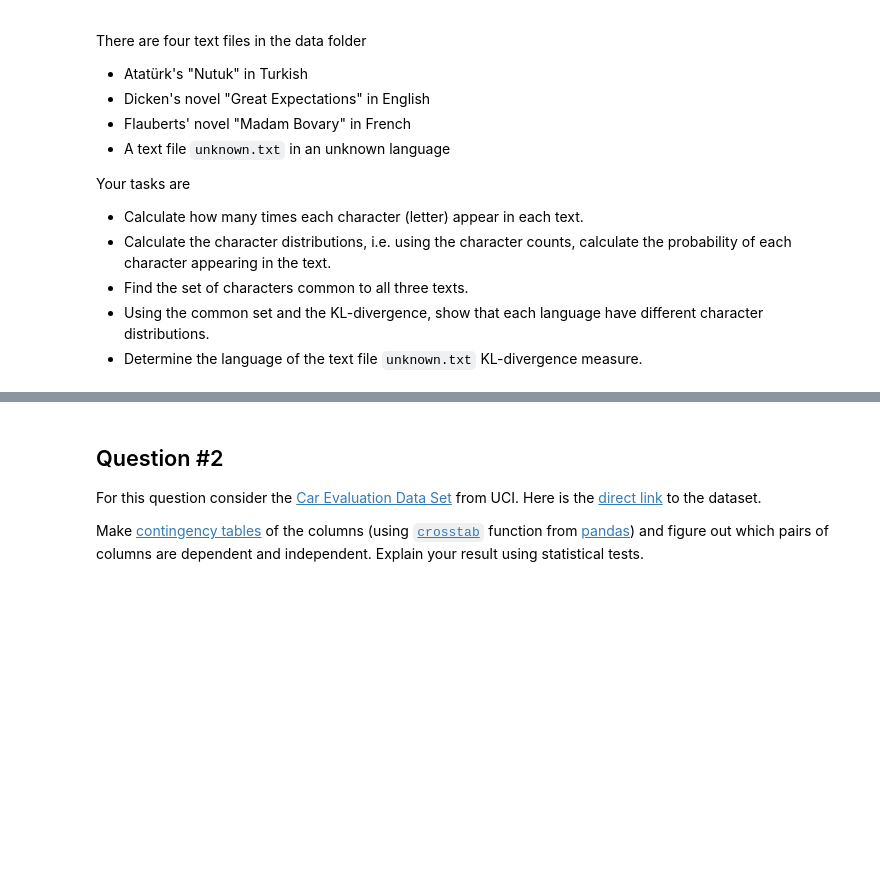
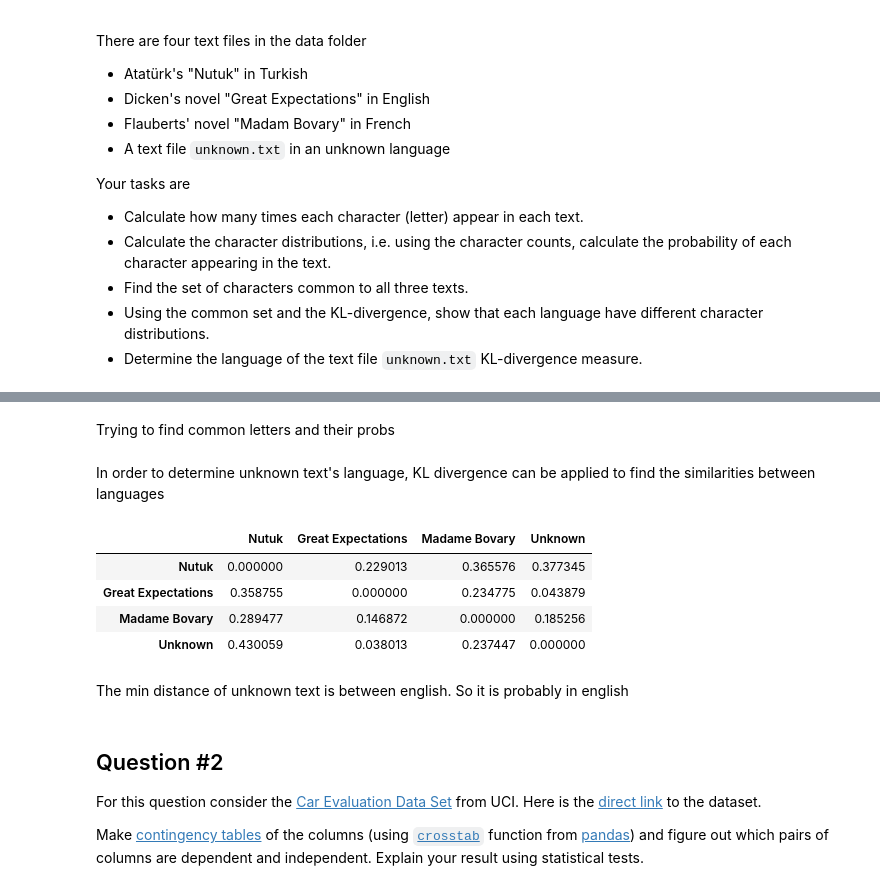
Before and after one commit to saruhanlioglu/MATH555E, a Jupyter notebook: Homework-02.ipynb, the cells around one changed output, grey strips where cells are left out. Drawn from its saved outputs; the diff is of its cells as text; code cells hidden in the pictures; blank space fills up the shorter version.

```diff
--- a/Homework-02.ipynb
+++ b/Homework-02.ipynb
@@ -176,0 +20,20 @@ min entropy is between 2 and 4, so it's language is english.
+# %%
+import pandas as pd
+import numpy as np
+import string
+from re import sub
+from collections import Counter
+
+alltexts=["ataturk_nutuk.txt","dickens_great_expectations.txt","flaubert_madame_bovary.txt","unknown.txt"]
+texts=[]
+
+def readtext(name):
+    with open(name, encoding='utf-8') as text:
+        x=text.read().lower()
+    res=list(sub(r'[\W\d ]+', '', x))
+    return res
+for text in alltexts:
+    temp=readtext(text)
+    texts.append(temp)
+
+count= [Counter(text) for text in texts]
@@ -176,0 +60,2 @@ min entropy is between 2 and 4, so it's language is english.
+# %% [markdown]
+Trying to find common letters and their probs
@@ -177,3 +71,24 @@ min entropy is between 2 and 4, so it's language is english.
+# %% [markdown]
+In order to determine unknown text's language, KL divergence can be applied to find the similarities between languages
+# %%
+from scipy.stats import entropy
+import pandas as pd
+name_of_texts=['Nutuk','Great Expectations','Madame Bovary','Unknown']
+
+dists=np.zeros((4,4))
+for i in range(len(texts)):
+    for j in range(len(texts)):
+        dists[i][j]=entropy(all_probs[i],all_probs[j])
+
+pd.DataFrame(dists,index=name_of_texts,columns=name_of_texts)
+# %% [output]
+|  | Nutuk | Great Expectations | Madame Bovary | Unknown |
+| Nutuk | 0.000000 | 0.229013 | 0.365576 | 0.377345 |
+| Great Expectations | 0.358755 | 0.000000 | 0.234775 | 0.043879 |
+| Madame Bovary | 0.289477 | 0.146872 | 0.000000 | 0.185256 |
+| Unknown | 0.430059 | 0.038013 | 0.237447 | 0.000000 |
+# %% [markdown]
+The min distance of unknown text is between english. So it is probably in english
 # %% [markdown]
 ## Question #2
 
```
Also changed, not shown: parts of 41 cells of this notebook.
